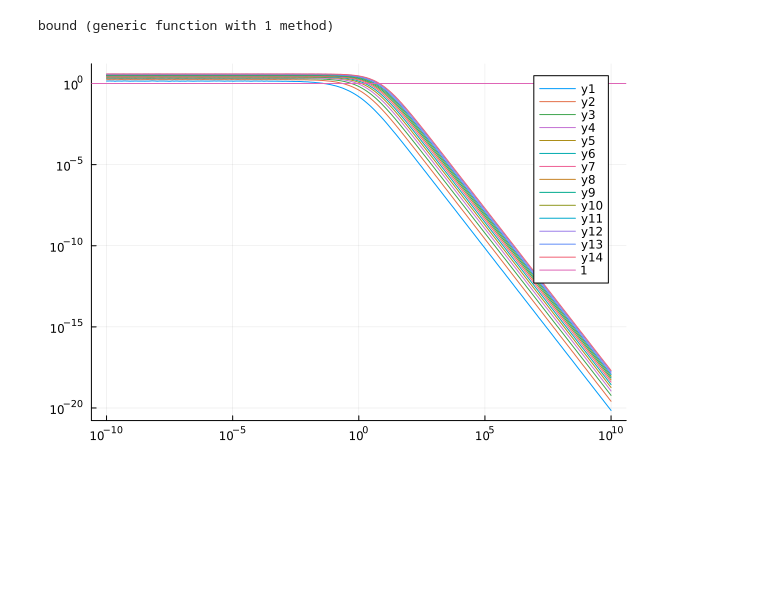
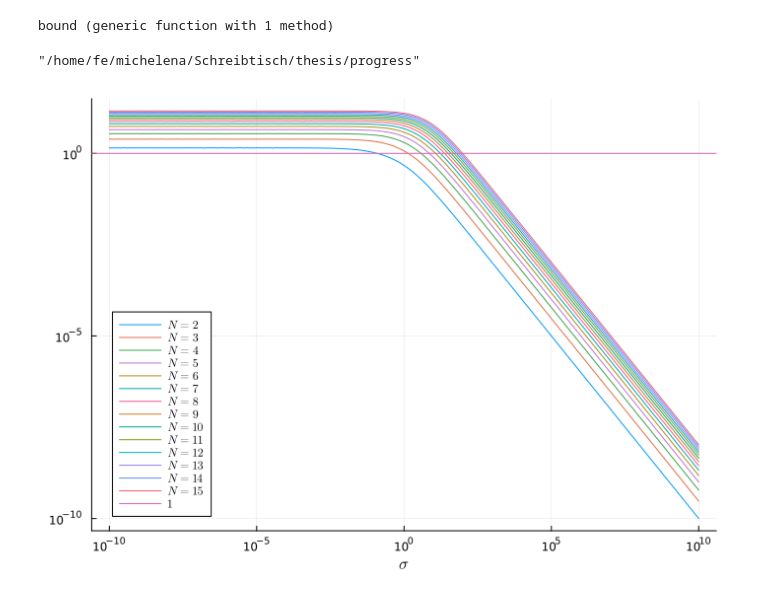
Before and after one commit to smichelena/QuadraticTeamDecisionSolver.jl, a Jupyter notebook: boundEstimation.ipynb, the cells around one changed output. Cells and saved outputs as stored; diff of their text form; code cells hidden in the pictures; blank space fills up the shorter version.

```diff
--- a/boundEstimation.ipynb
+++ b/boundEstimation.ipynb
@@ -23,8 +25,17 @@ bounds = [bound.(N, σᵣ) for N in 2:15];
+# %%
+saveTo = "/home/fe/michelena/Schreibtisch/thesis/progress"
+# %% [output]
+"/home/fe/michelena/Schreibtisch/thesis/progress"
 # %%
-p1 = plot(σᵣ, bounds,xscale=:log10, yscale=:log10)
-hline!(p1, [1], label="1")
+p1 = plot(size=(700,500))
+for N in 2:15
+    plot!(p1, σᵣ, bounds[N-1], label=latexstring("N = $(N)"), xlabel=L"\sigma", xscale=:log10, yscale=:log10, legend=:bottomleft)
+end
+hline!(p1, [1], label=L"1")
+savefig(saveTo * "/bounds.png");
+display(Plots.current())
 # %% [output]
-[figure, old version]
+[figure, new version]
 # %%
 indeces = [findfirst(x -> x <= 1, b) for b in bounds]
 # %% [output]
```
Also changed, not shown: parts of 5 cells of this notebook, 4 other files.
